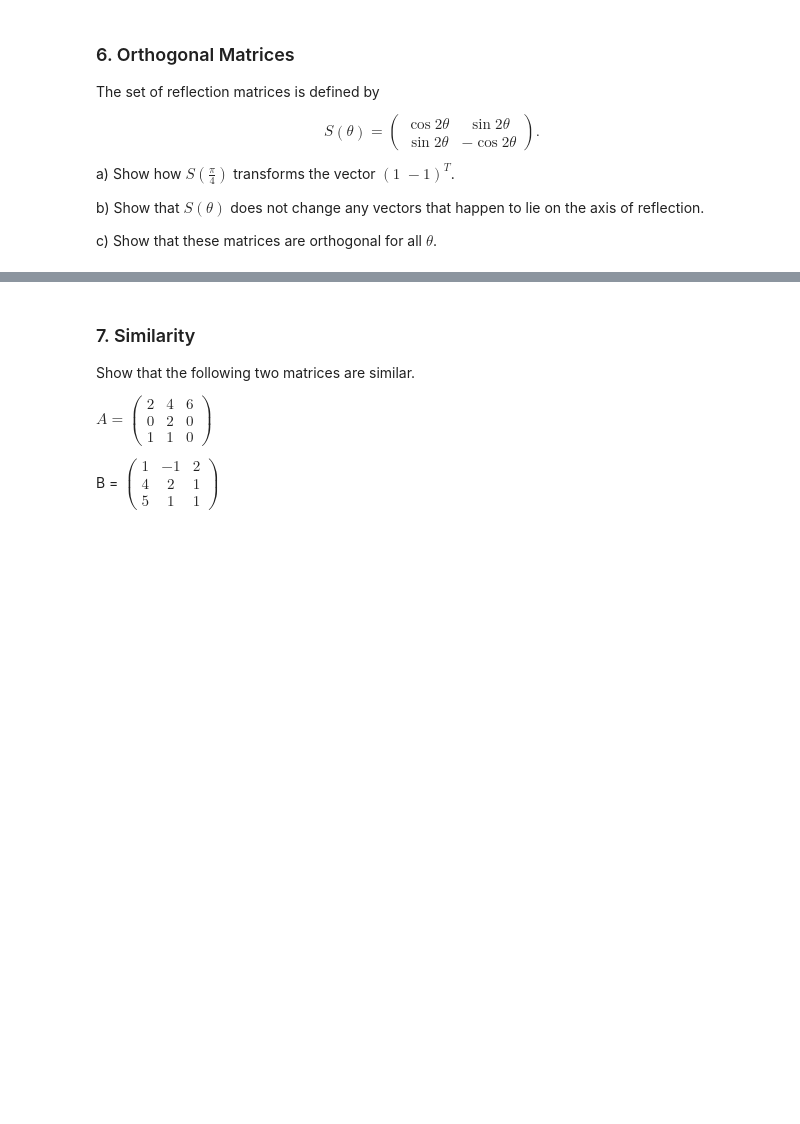
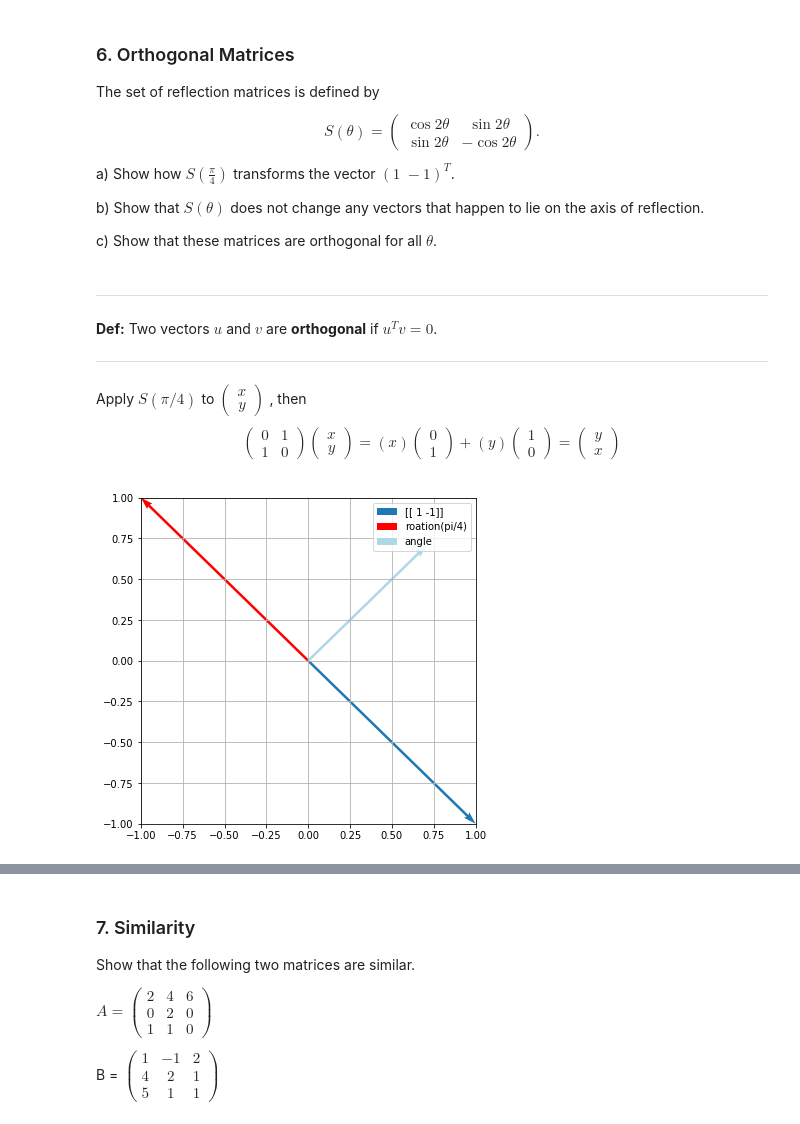
Before and after one commit to kegedy/EE502P, a Jupyter notebook: hw/kevin/HW04.ipynb, the cells around one changed output, grey strips where cells are left out. Saved outputs shown, nothing was run; the diff lists cells and outputs as text; code cells hidden in the pictures; blank space fills up the shorter version.

```diff
--- a/hw/kevin/HW04.ipynb
+++ b/hw/kevin/HW04.ipynb
@@ -451,9 +523,16 @@ for each $\theta \in \mathbb{R}$. Show that if $x \in \mathbb{R}^2$ that the mag
 # %%
-o = sp.symbols('theta')
+o,x = sp.symbols('theta,x')
 R = sp.Matrix([
     [sp.cos(o),sp.sin(o)],
     [-sp.sin(o),sp.cos(o)]
 ])
-R
+x = sp.Matrix([
+    [x],
+    [x]
+])
+sp.sqrt(x*x.T)
+#print(R)
+#print(R.T)
+#print(R*(R.T))
 # %% [output]
 Matrix([
@@ -603,3 +713,64 @@ a) Show how $S(\frac{\pi}{4})$ transforms the vector $(1\;-1)^T$.
 b) Show that $S(\theta)$ does not change any vectors that happen to lie on the axis of reflection.
 
 c) Show that these matrices are orthogonal for all $\theta$.
+# %% [markdown]
+<hr>
+
+**Def:** Two vectors $u$ and $v$ are **orthogonal** if $u^Tv = 0$.
+
+<hr>
+# %% [markdown]
+Apply $S(\pi/4)$ to
+$\begin{pmatrix}
+x \\
+y
+\end{pmatrix}$, then
+$$
+\begin{pmatrix}
+0 & 1 \\
+1 & 0
+\end{pmatrix}
+\begin{pmatrix}
+x \\
+y
+\end{pmatrix} = (x)
+\begin{pmatrix}
+0 \\
+1
+\end{pmatrix} + (y)
+\begin{pmatrix}
+1 \\
+0
+\end{pmatrix} =
+\begin{pmatrix}
+y \\
+x
+\end{pmatrix}
+$$
+# %%
+# Define rotation S, vector v, origin, and new vector S * v
+
+S = lambda o: np.matrix([
+    [np.cos(2*o), np.sin(2*o)],
+    [np.sin(2*o), -np.cos(2*o)]
+])
+theta = np.pi/4
+origin  = [0,0]
+theta_v = np.array([[np.cos(theta),np.sin(theta)]])
+v0 = np.array([[1,-1]])
+v1 = np.dot(v0,S(theta))
+v2 = np.array([[1,1]])
+v3 = np.dot(v2,S(theta))
+# %%
+# S(pi/4) rotation on vector (1 -1)
+
+fig,ax = plt.subplots(figsize=(6,6))
+plt.quiver(*origin, v0[:,0], v0[:,1], color='C0', label=f'{v0}', angles='xy', scale_units='xy', scale=1)
+plt.quiver(*origin, v1[:,0], v1[:,1], color='r', label='roation(pi/4)', angles='xy', scale_units='xy', scale=1)
+plt.quiver(*origin, theta_v[:,0], theta_v[:,1], color='#add8e6', label='angle', angles='xy', scale_units='xy', scale=1)
+plt.grid(True)
+plt.xlim(-1,1)
+plt.ylim(-1,1)
+plt.legend();
+# %% [output]
+[figure, added]
```
Also changed, not shown: parts of 18 cells of this notebook.
